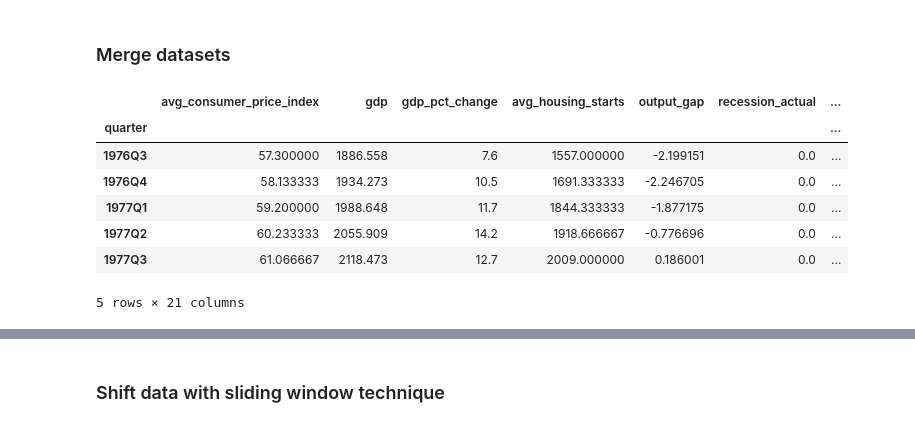
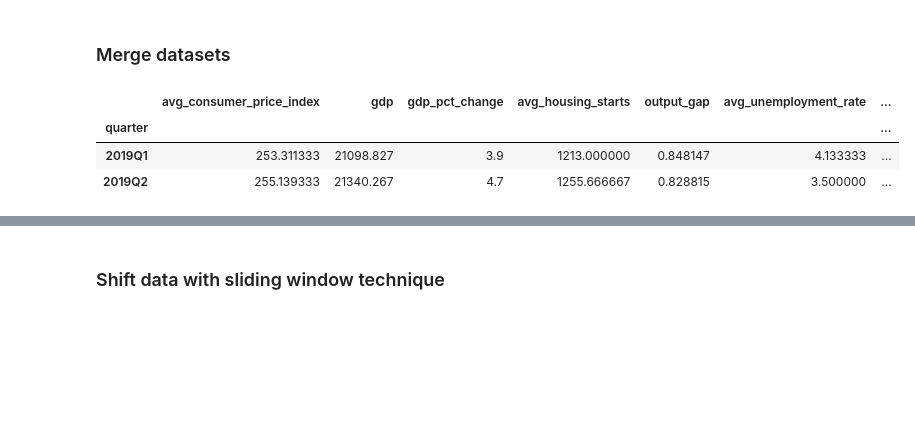
Before and after one commit to lorijta92/machine-learning-predicting-recessions, a Jupyter notebook: RNN_LSTM_shuffled.ipynb, the cells around one changed output, grey strips where cells are left out. Saved outputs shown, nothing was run; the diff lists cells and outputs as text; code cells hidden in the pictures; blank space fills up the shorter version.

```diff
--- a/RNN_LSTM_shuffled.ipynb
+++ b/RNN_LSTM_shuffled.ipynb
@@ -40,16 +40,13 @@ df = df.dropna()
 # %%
 # Set index to quarter
 df = df.set_index('quarter')
-# %%
-# Rename target column
-df = df.rename(columns={'target':'recession_actual'})
-df.head()
-# %% [output]
-|  | avg_consumer_price_index | gdp | gdp_pct_change | avg_housing_starts | output_gap | recession_actual | ... |
-| quarter |  |  |  |  |  |  | ... |
-| 1976Q3 | 57.300000 | 1886.558 | 7.6 | 1557.000000 | -2.199151 | 0.0 | ... |
-| 1976Q4 | 58.133333 | 1934.273 | 10.5 | 1691.333333 | -2.246705 | 0.0 | ... |
-| 1977Q1 | 59.200000 | 1988.648 | 11.7 | 1844.333333 | -1.877175 | 0.0 | ... |
-| 1977Q2 | 60.233333 | 2055.909 | 14.2 | 1918.666667 | -0.776696 | 0.0 | ... |
-| 1977Q3 | 61.066667 | 2118.473 | 12.7 | 2009.000000 | 0.186001 | 0.0 | ... |
-5 rows × 21 columns
+# %%
+# Save 2019 Q1 & Q2
+df_2019 = df.iloc[[-4,-3],:]
+df_2019 = df_2019.drop(columns=['recession_actual'])
+df_2019
+# %% [output]
+|  | avg_consumer_price_index | gdp | gdp_pct_change | avg_housing_starts | output_gap | avg_unemployment_rate | ... |
+| quarter |  |  |  |  |  |  | ... |
+| 2019Q1 | 253.311333 | 21098.827 | 3.9 | 1213.000000 | 0.848147 | 4.133333 | ... |
+| 2019Q2 | 255.139333 | 21340.267 | 4.7 | 1255.666667 | 0.828815 | 3.500000 | ... |
```
Also changed, not shown: parts of 41 cells of this notebook, 18 other files.
